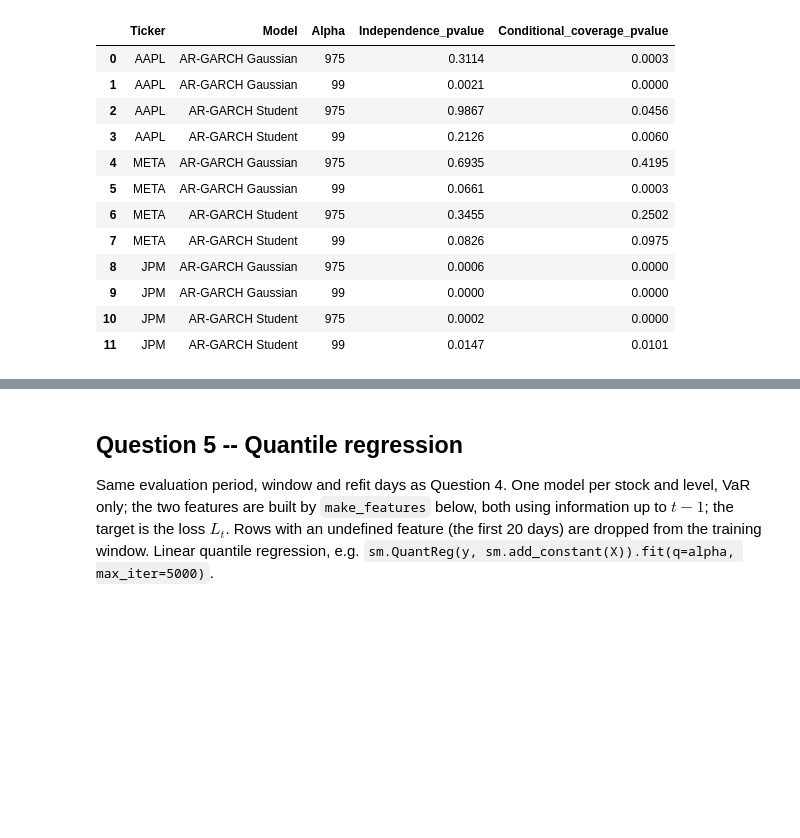
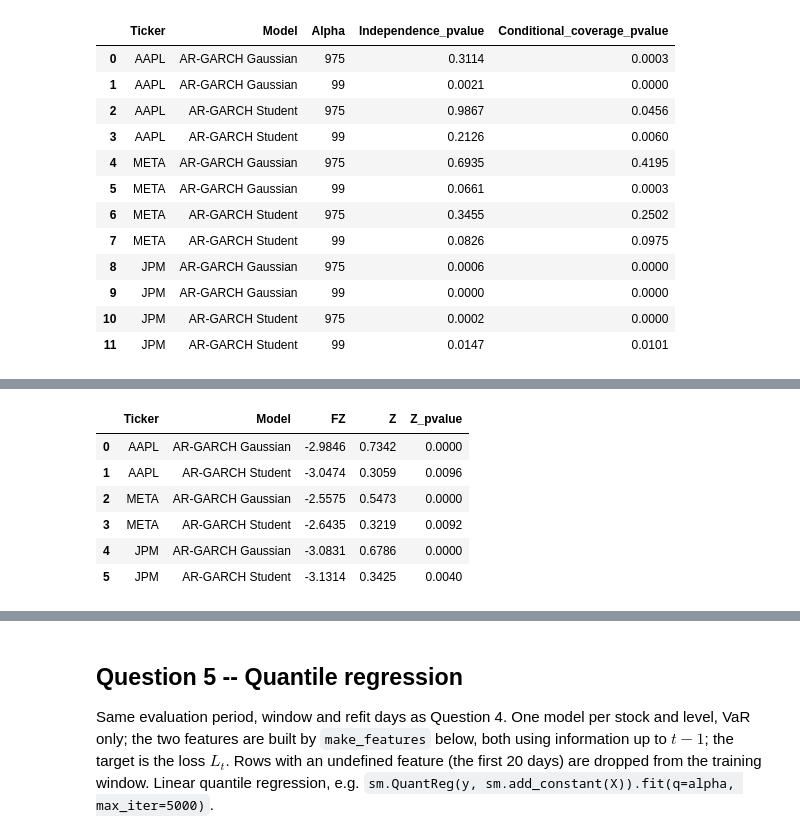
Before and after one commit to gpadidee/Project-QRM, a Jupyter notebook: B_4_tobefinished.ipynb, the cells around one changed output, grey strips where cells are left out. Drawn from its saved outputs; the diff is of its cells as text; code cells hidden in the pictures; blank space fills up the shorter version.

```diff
--- a/B_4_tobefinished.ipynb
+++ b/B_4_tobefinished.ipynb
@@ -857,0 +893,24 @@ display(transitions)
+# %%
+# Fissler-Ziegel
+
+fzs = []
+fz_daily = {}
+
+for ticker in tickers:
+    VaR_ES = VaR_ES_estimated[ticker]
+    loss = -returns[ticker].iloc[EVAL_START:].to_numpy()
+
+    for model in ["g", "s"]:
+        alpha = 0.975
+        VaR = VaR_ES[f"VaR_{model}_975"].to_numpy()
+        ES = VaR_ES[f"ES_{model}_975"].to_numpy()
+
+        I = (loss > VaR).astype(int)
+        St = I * (loss - VaR) / ((1-alpha)*ES) + VaR/ES + np.log(ES) - 1
+        fz = np.mean(St)
+
+        fz_daily[(ticker, model)] = St
+        fzs.append({"Ticker": ticker, "Model": "AR-GARCH Gaussian" if model == "g" else "AR-GARCH Student", "Alpha": alpha, "FZ": fz})
+
+fzs = pd.DataFrame(fzs)
+display(fzs)
@@ -857,0 +971,13 @@ display(transitions)
+# %%
+# Final GARCH backtest tables
+
+for bt, level, alpha in [(backtest_975, "975", 0.975), (backtest_99, "99", 0.99)]:
+    ind = transitions[transitions["Alpha"] == level].drop(columns="Alpha")
+    pin = pinball_means[pinball_means["Alpha"] == alpha].drop(columns="Alpha")
+    table = bt.merge(ind, on=["Ticker", "Model"]).merge(pin, on=["Ticker", "Model"])
+    display(table)
+
+# ES backtesting at 97.5%
+es_garch = fzs.drop(columns="Alpha").merge(as_test, on=["Ticker", "Model"])
+display(es_garch)
+# %% [output]
@@ -857,0 +998,7 @@ display(transitions)
+|  | Ticker | Model | FZ | Z | Z_pvalue |
+| 0 | AAPL | AR-GARCH Gaussian | -2.9846 | 0.7342 | 0.0000 |
+| 1 | AAPL | AR-GARCH Student | -3.0474 | 0.3059 | 0.0096 |
+| 2 | META | AR-GARCH Gaussian | -2.5575 | 0.5473 | 0.0000 |
+| 3 | META | AR-GARCH Student | -2.6435 | 0.3219 | 0.0092 |
+| 4 | JPM | AR-GARCH Gaussian | -3.0831 | 0.6786 | 0.0000 |
+| 5 | JPM | AR-GARCH Student | -3.1314 | 0.3425 | 0.0040 |
```
Also changed, not shown: parts of 5 cells of this notebook.
